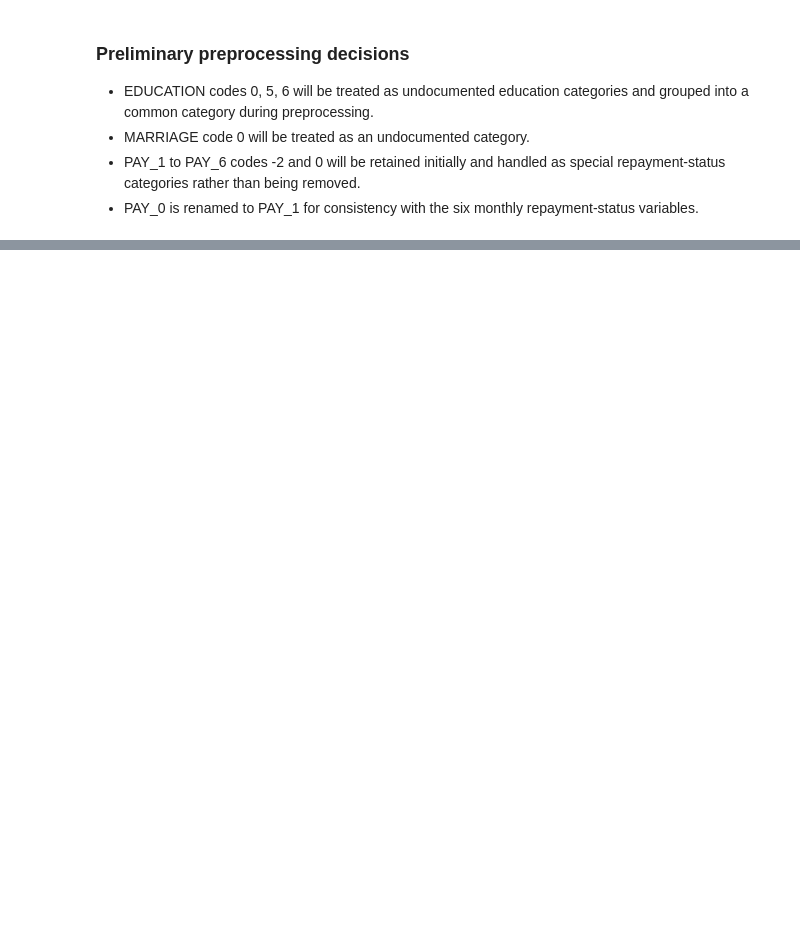
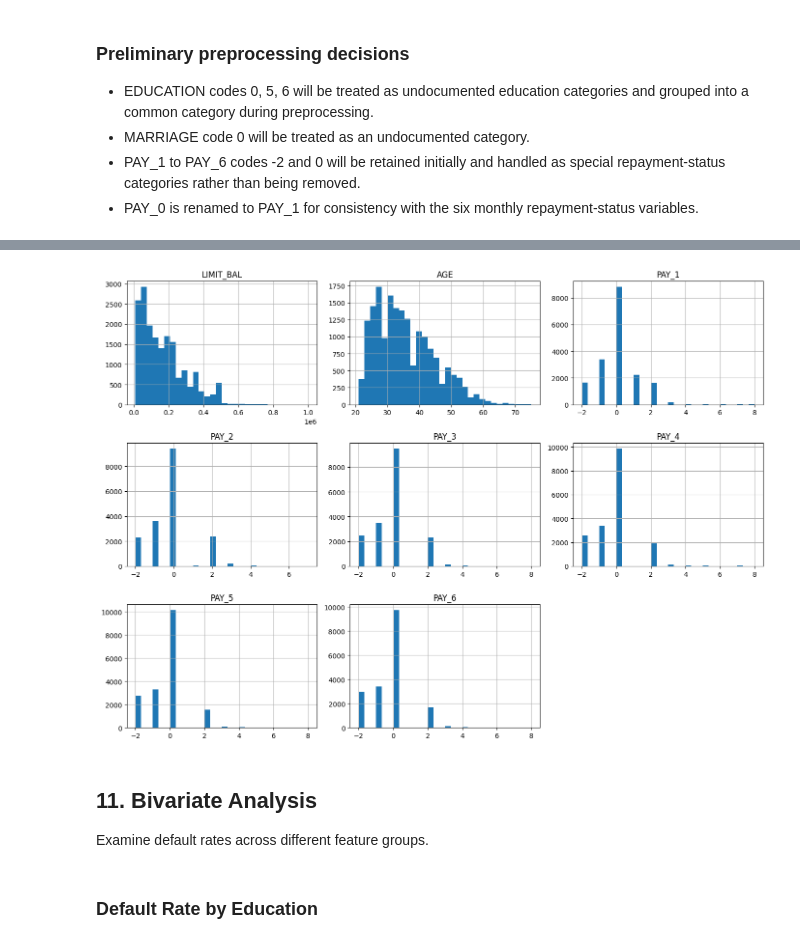
Before and after one commit to htr08/2627I-INT3011E_2-AICreditScoring, a Jupyter notebook: notebooks/01_eda.ipynb, the cells around one changed output, grey strips where cells are left out. Saved outputs shown, nothing was run; the diff lists cells and outputs as text; code cells hidden in the pictures; blank space fills up the shorter version.

Commit message:
feat: add EDA and IV analysis

```diff
--- a/notebooks/01_eda.ipynb
+++ b/notebooks/01_eda.ipynb
@@ -297,0 +434,29 @@ PAY_6
+# %%
+import matplotlib.pyplot as plt
+
+numeric_cols = [
+    "LIMIT_BAL",
+    "AGE",
+    "PAY_1",
+    "PAY_2",
+    "PAY_3",
+    "PAY_4",
+    "PAY_5",
+    "PAY_6"
+]
+
+X_train[numeric_cols].hist(
+    bins=30,
+    figsize=(14, 10)
+)
+
+plt.tight_layout()
+plt.show()
+# %% [output]
+[figure, added]
+# %% [markdown]
+## 11. Bivariate Analysis
+
+Examine default rates across different feature groups.
+# %% [markdown]
+### Default Rate by Education
```
Also changed, not shown: parts of 32 cells of this notebook, 2 other files.
